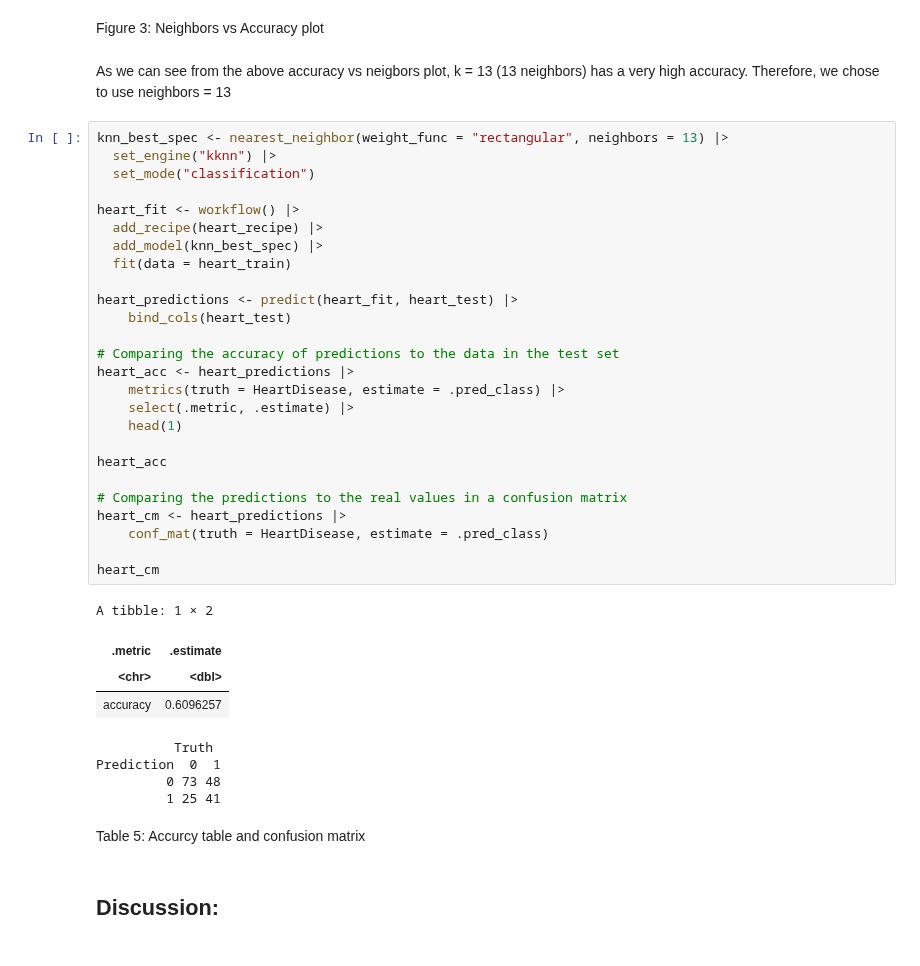
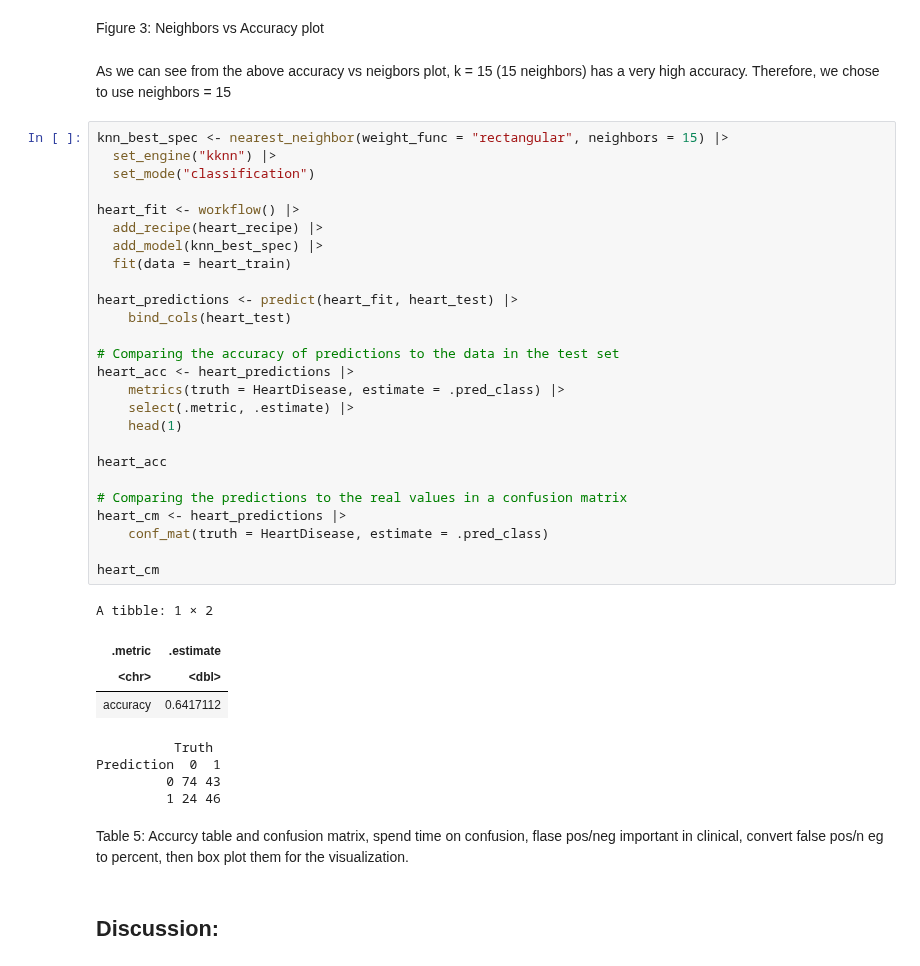
Before and after one commit to josephsoo/dsci_100_group_12, a Jupyter notebook: Project report.ipynb, the cells around one changed output. Cells and saved outputs as stored; diff of their text form.

```diff
--- a/Project report.ipynb
+++ b/Project report.ipynb
@@ -378,44 +360,44 @@ cross_val_plot
 # %% [markdown]
 Figure 3: Neighbors vs Accuracy plot
 # %% [markdown]
-As we can see from the above accuracy vs neigbors plot, k = 13 (13 neighbors) has a very high accuracy. Therefore, we chose to use neighbors = 13
+As we can see from the above accuracy vs neigbors plot, k = 15 (15 neighbors) has a very high accuracy. Therefore, we chose to use neighbors = 15
 # %%
-knn_best_spec <- nearest_neighbor(weight_func = "rectangular", neighbors = 13) |>
+knn_best_spec <- nearest_neighbor(weight_func = "rectangular", neighbors = 15) |>
   set_engine("kknn") |>
   set_mode("classification")
 
 heart_fit <- workflow() |>
   add_recipe(heart_recipe) |>
   add_model(knn_best_spec) |>
   fit(data = heart_train)
 
 heart_predictions <- predict(heart_fit, heart_test) |>
     bind_cols(heart_test)
 
 # Comparing the accuracy of predictions to the data in the test set
 heart_acc <- heart_predictions |>
     metrics(truth = HeartDisease, estimate = .pred_class) |>
     select(.metric, .estimate) |>
     head(1)
 
 heart_acc
 
 # Comparing the predictions to the real values in a confusion matrix
 heart_cm <- heart_predictions |>
     conf_mat(truth = HeartDisease, estimate = .pred_class)
 
 heart_cm
 # %% [output]
 A tibble: 1 × 2
 | .metric | .estimate |
 | <chr> | <dbl> |
-| accuracy | 0.6096257 |
+| accuracy | 0.6417112 |
           Truth
 Prediction  0  1
-         0 73 48
-         1 25 41
+         0 74 43
+         1 24 46
 # %% [markdown]
-Table 5: Accurcy table and confusion matrix
+Table 5: Accurcy table and confusion matrix, spend time on confusion, flase pos/neg important in clinical, convert false pos/n eg to percent, then box plot them for the visualization.
 # %% [markdown]
 ## Discussion:
 # %% [markdown]
```
Also changed, not shown: parts of 8 cells of this notebook.
